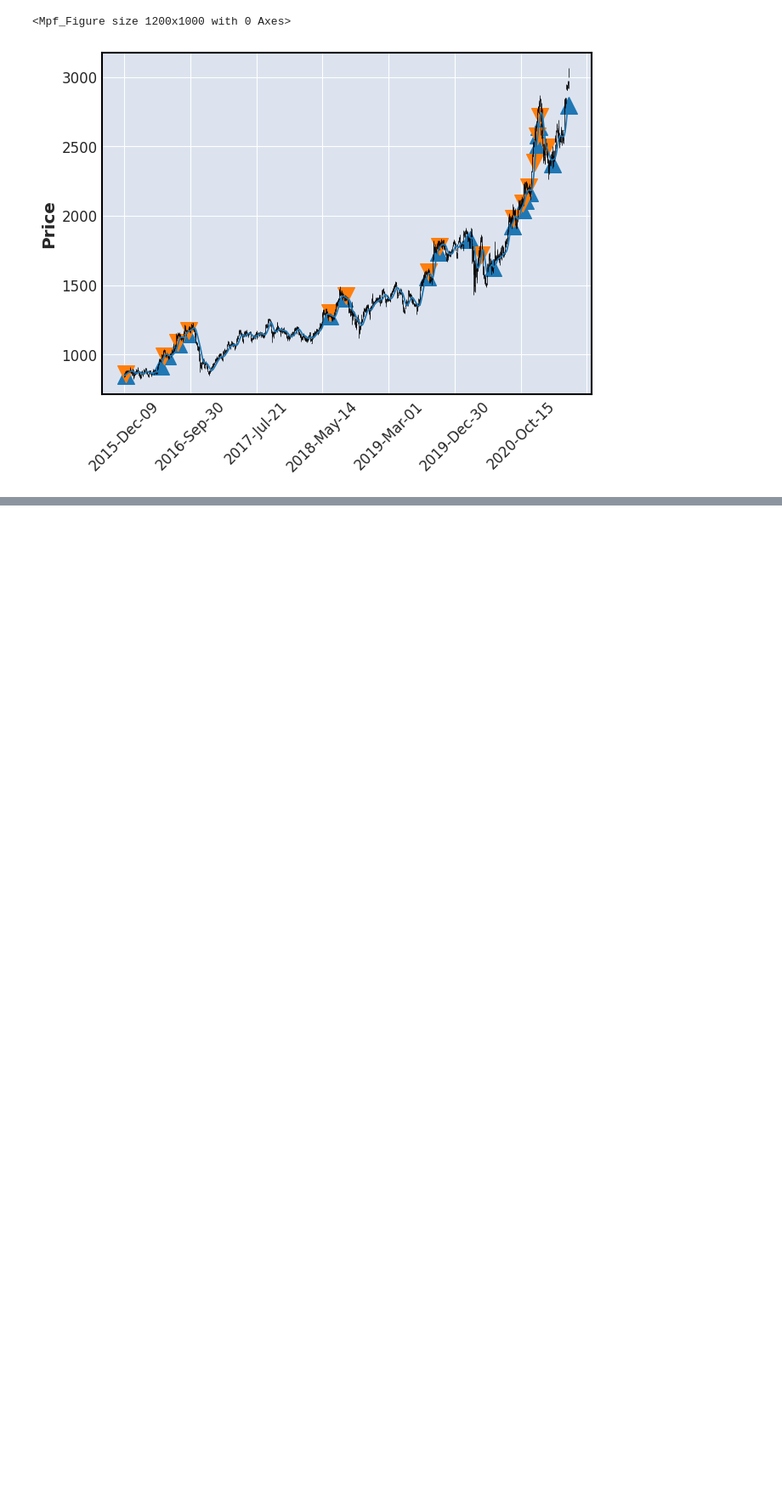
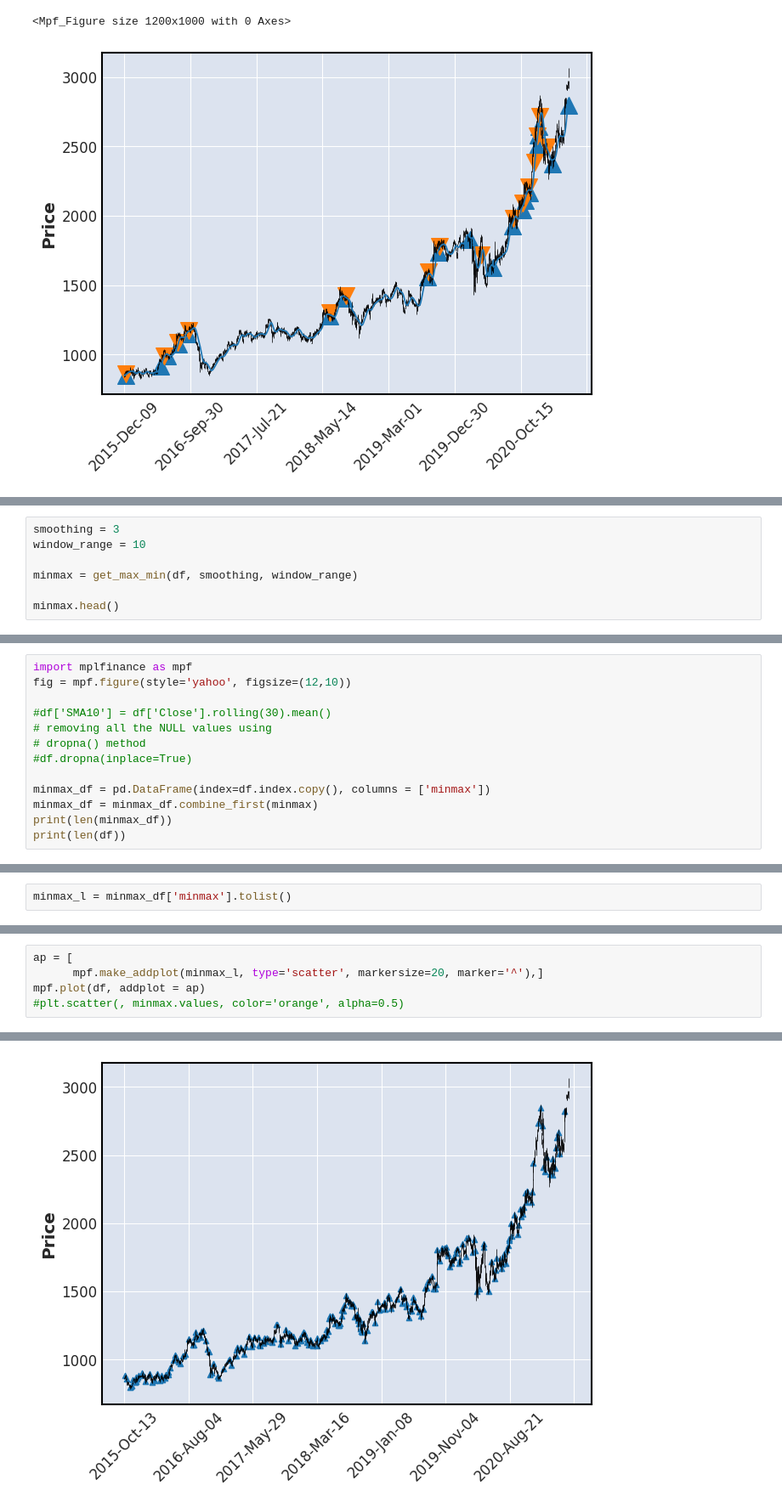
Before and after one commit to anshulthakur/experimental, a Jupyter notebook: analytics/stocks/Stocks Visualization.ipynb, the cells around one changed output, grey strips where cells are left out. Shown: that part at 85% size. Drawn from its saved outputs; the diff is of its cells as text; blank space fills up the shorter version.

Commit message:
Some updates on writing backtests using backtesting framework

```diff
--- a/analytics/stocks/Stocks Visualization.ipynb
+++ b/analytics/stocks/Stocks Visualization.ipynb
@@ -429,0 +476,7 @@ mpf.plot(df, addplot = ap)
+# %%
+smoothing = 3
+window_range = 10
+
+minmax = get_max_min(df, smoothing, window_range)
+
+minmax.head()
@@ -429,0 +491,13 @@ mpf.plot(df, addplot = ap)
+# %%
+import mplfinance as mpf
+fig = mpf.figure(style='yahoo', figsize=(12,10))
+
+#df['SMA10'] = df['Close'].rolling(30).mean()
+# removing all the NULL values using
+# dropna() method
+#df.dropna(inplace=True)
+
+minmax_df = pd.DataFrame(index=df.index.copy(), columns = ['minmax'])
+minmax_df = minmax_df.combine_first(minmax)
+print(len(minmax_df))
+print(len(df))
@@ -429,0 +508,2 @@ mpf.plot(df, addplot = ap)
+# %%
+minmax_l = minmax_df['minmax'].tolist()
@@ -429,0 +515,6 @@ mpf.plot(df, addplot = ap)
+# %%
+ap = [
+      mpf.make_addplot(minmax_l, type='scatter', markersize=20, marker='^'),]
+mpf.plot(df, addplot = ap)
+#plt.scatter(, minmax.values, color='orange', alpha=0.5)
+# %% [output]
@@ -429,0 +534 @@ mpf.plot(df, addplot = ap)
+[figure, added]
```
Also changed, not shown: parts of 7 cells of this notebook, 2 other files.
